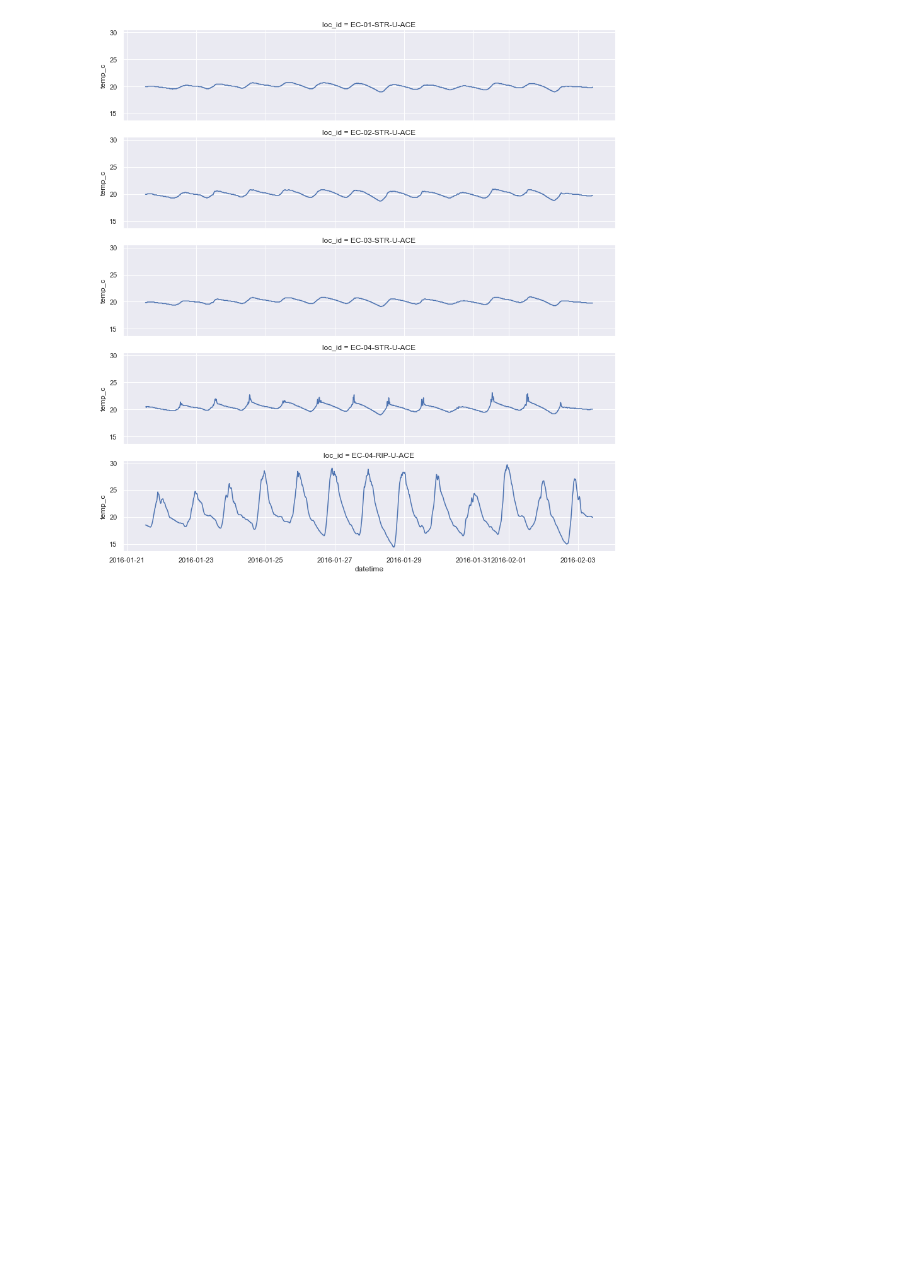
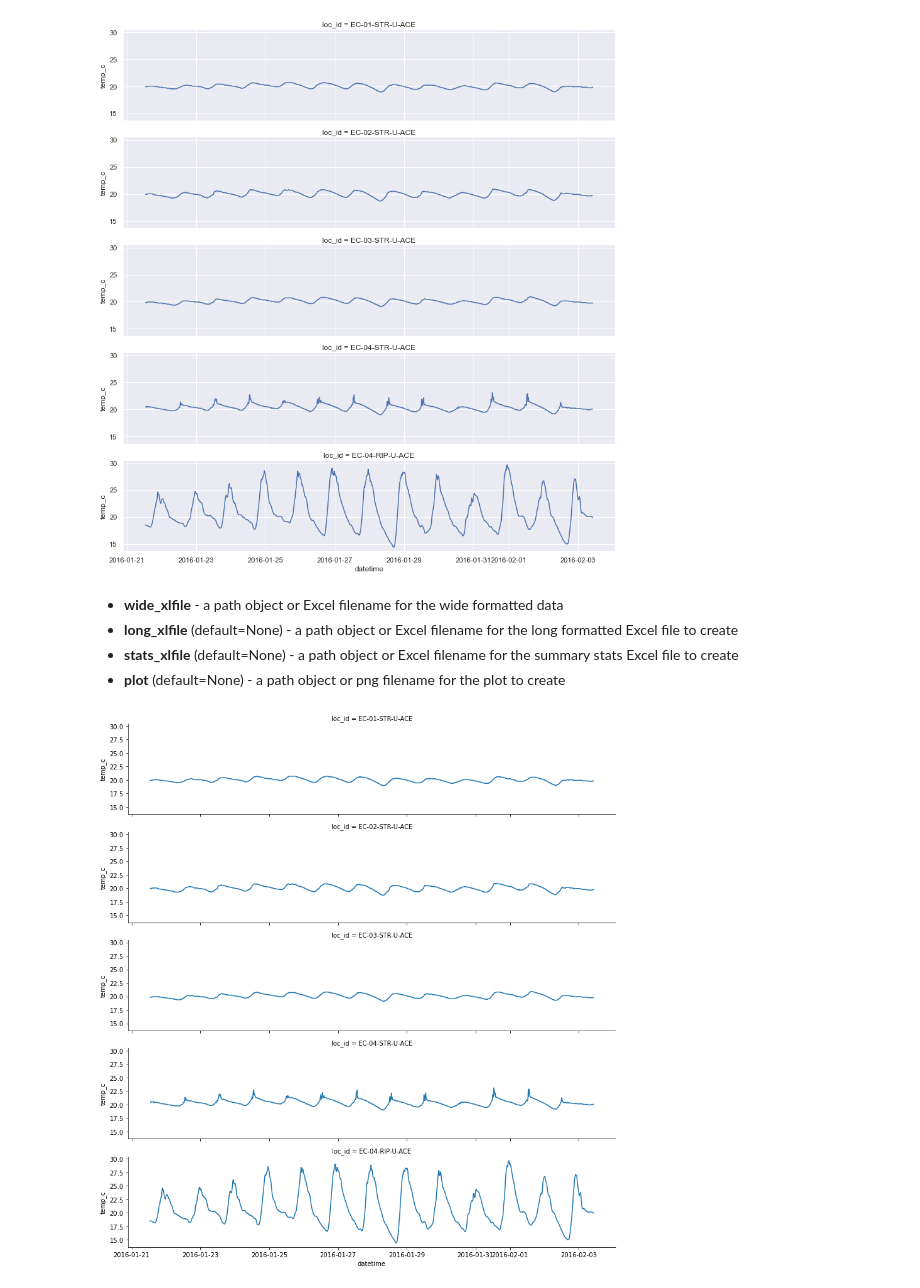
Before and after one commit to misken/excel_with_python, a Jupyter notebook: using_python_with_excel.ipynb, the cells around one changed output. Saved outputs shown, nothing was run; the diff lists cells and outputs as text; code cells hidden in the pictures; blank space fills up the shorter version.

```diff
--- a/using_python_with_excel.ipynb
+++ b/using_python_with_excel.ipynb
@@ -566,3 +654,42 @@ temp_g = temp_g.map(plt.plot, "datetime", "temp_c")
 temp_g.savefig(temp_data_plot_png)
 # %% [output]
 [figure]
+# %% [markdown]
+* **wide_xlfile** - a path object or Excel filename for the wide formatted data
+* **long_xlfile** (default=None) - a path object or Excel filename for the long formatted Excel file to create
+* **stats_xlfile** (default=None) - a path object or Excel filename for the summary stats Excel file to create
+* **plot** (default=None) - a path object or png filename for the plot to create
+# %%
+def process_wide_temp_file(wide_xlfile, long_xlfile=None, stats_xlfile=None, plot=None, **read_excel_kwargs):
+
+    # Read into pandas with read_excel.
+    temp_data_wide_df = pd.read_excel(wide_xlfile, **read_excel_kwargs)
+
+    # Rename the Label col to datetime
+    temp_data_wide_df.rename({'Label': 'datetime'}, axis=1, inplace=True)
+
+    # Reshape the data from wide to long
+    temp_data_long_df = temp_data_wide_df.melt(id_vars=['datetime'], var_name='loc_id', value_name='temp_c')
+
+    if long_xlfile is not None:
+        temp_data_long_df.to_excel(long_xlfile, index=None)
+
+    # Compute the summary stats
+    if stats_xlfile is not None:
+        summary_stats = temp_data_long_df.groupby(['loc_id'])['temp_c'].describe()
+        summary_stats.to_excel(stats_xlfile)
+
+    # Make the plot
+    if plot is not None:
+        temp_g = sns.FacetGrid(temp_data_long_df, row="loc_id", sharey=True, height=2.5, aspect=11.7/2.5)
+        temp_g = temp_g.map(plt.plot, "datetime", "temp_c")
+        temp_g.savefig(plot)
+# %%
+temp_data_wide_xl = Path('data', 'temp_data_wide.xlsx')
+temp_data_long_xl = Path('output', 'temp_data_long_test.xlsx')
+temp_data_stats_xl = Path('output', 'temp_data_stats_test.xlsx')
+temp_data_plot_png = Path('output', 'temp_data_plot_test.png')
+# %%
+process_wide_temp_file(temp_data_wide_xl, long_xlfile=temp_data_long_xl, stats_xlfile=temp_data_stats_xl, plot=temp_data_plot_png, header=0, skiprows=[1,2])
+# %% [output]
+[figure, added]
```
Also changed, not shown: parts of 17 cells of this notebook.
